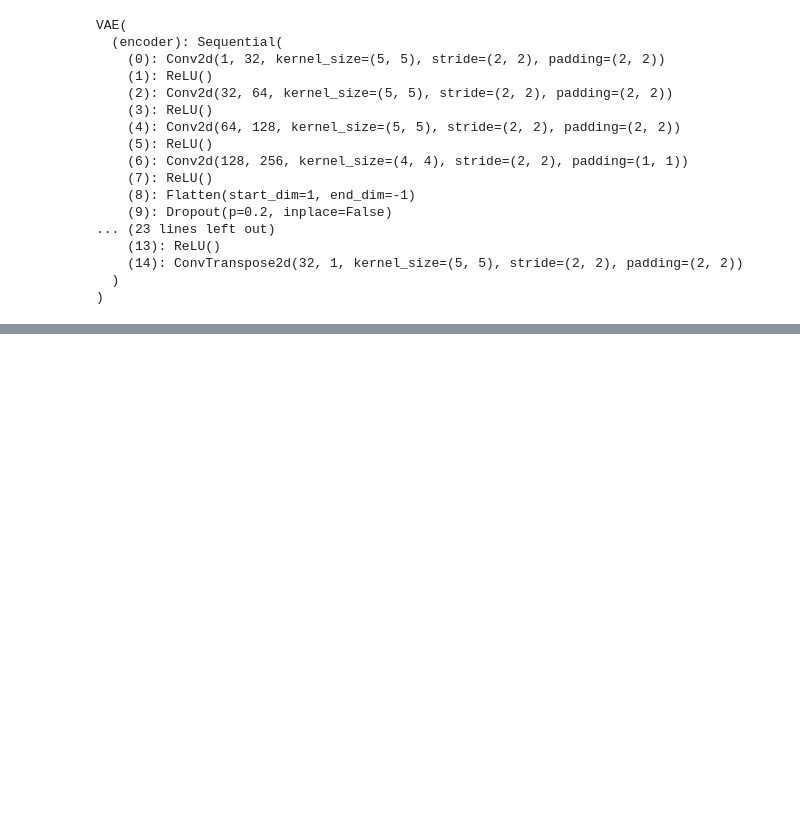
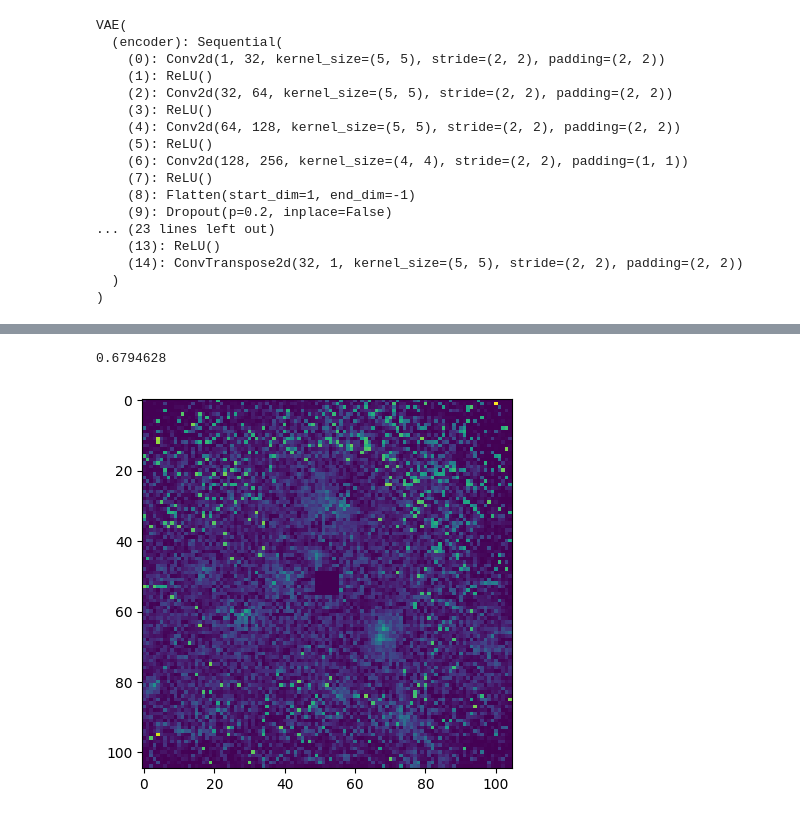
Before and after one commit to my-alaska/ISZ, a Jupyter notebook: FoCal/VAE.ipynb, the cells around one changed output, grey strips where cells are left out. Saved outputs shown, nothing was run; the diff lists cells and outputs as text; code cells hidden in the pictures; blank space fills up the shorter version.

```diff
--- a/FoCal/VAE.ipynb
+++ b/FoCal/VAE.ipynb
@@ -394 +404,7 @@ plt.plot()
+# %%
+plt.imshow(np.abs(reconstructed-original))
+print(np.abs(reconstructed-original).max())
+# %% [output]
+0.6794628
+[figure, added]
 # %%
```
Also changed, not shown: parts of 6 cells of this notebook.
